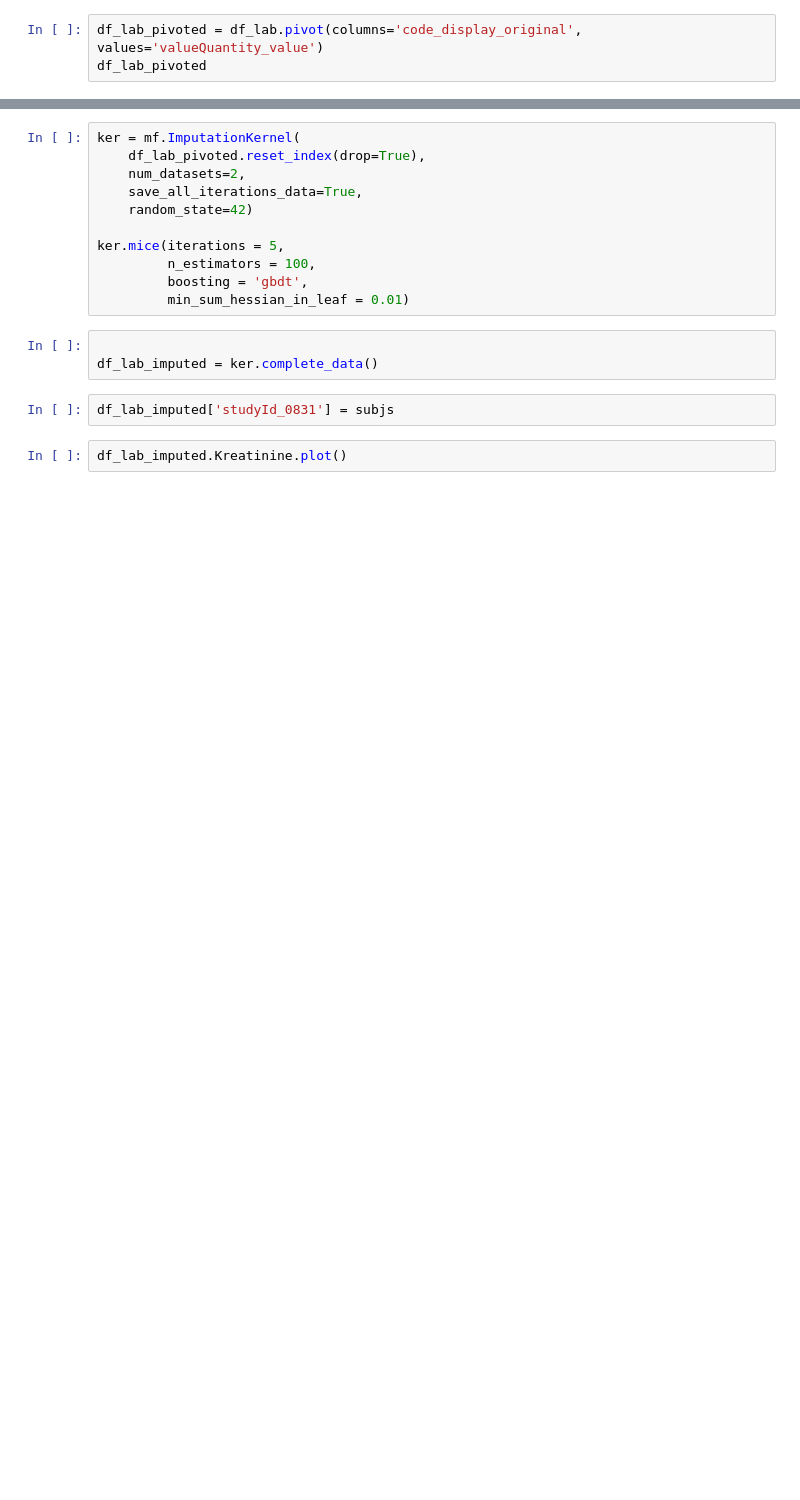
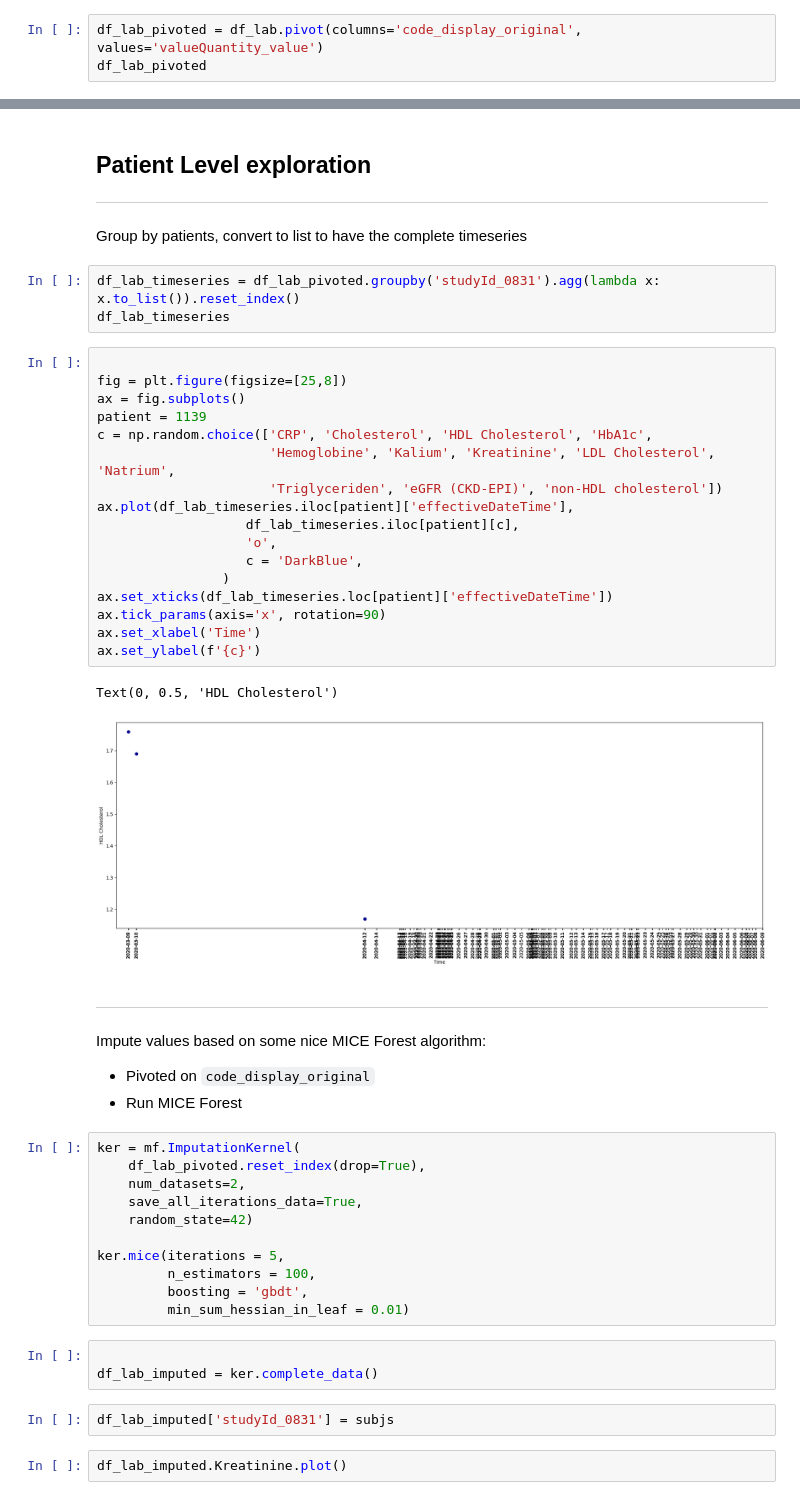
Before and after one commit to UPOD-datascience/ODIN, a Jupyter notebook: sandboxes/02_lab_meas/lab_meas.ipynb, the cells around one changed output, grey strips where cells are left out. Drawn from its saved outputs; the diff is of its cells as text; blank space fills up the shorter version.

```diff
--- a/sandboxes/02_lab_meas/lab_meas.ipynb
+++ b/sandboxes/02_lab_meas/lab_meas.ipynb
@@ -63,3 +120,38 @@ missingno.matrix(df_lab_pivoted)
+# %% [markdown]
+## Patient Level exploration
+
+---
+# %% [markdown]
+Group by patients, convert to list to have the complete timeseries
+# %%
+df_lab_timeseries = df_lab_pivoted.groupby('studyId_0831').agg(lambda x: x.to_list()).reset_index()
+df_lab_timeseries
+# %%
+
+fig = plt.figure(figsize=[25,8])
+ax = fig.subplots()
+patient = 1139
+c = np.random.choice(['CRP', 'Cholesterol', 'HDL Cholesterol', 'HbA1c',
+                      'Hemoglobine', 'Kalium', 'Kreatinine', 'LDL Cholesterol', 'Natrium',
+                      'Triglyceriden', 'eGFR (CKD-EPI)', 'non-HDL cholesterol'])
+ax.plot(df_lab_timeseries.iloc[patient]['effectiveDateTime'],
+                   df_lab_timeseries.iloc[patient][c],
+                   'o',
+                   c = 'DarkBlue',
+                )
+ax.set_xticks(df_lab_timeseries.loc[patient]['effectiveDateTime'])
+ax.tick_params(axis='x', rotation=90)
+ax.set_xlabel('Time')
+ax.set_ylabel(f'{c}')
+# %% [output]
+Text(0, 0.5, 'HDL Cholesterol')
+[figure, added]
+# %% [markdown]
+---
+# %% [markdown]
+Impute values based on some nice MICE Forest algorithm:
+- Pivoted on <code>code_display_original</code>
+- Run MICE Forest
 # %%
 ker = mf.ImputationKernel(
     df_lab_pivoted.reset_index(drop=True),
```
Also changed, not shown: parts of 27 cells of this notebook, 1 other file.
